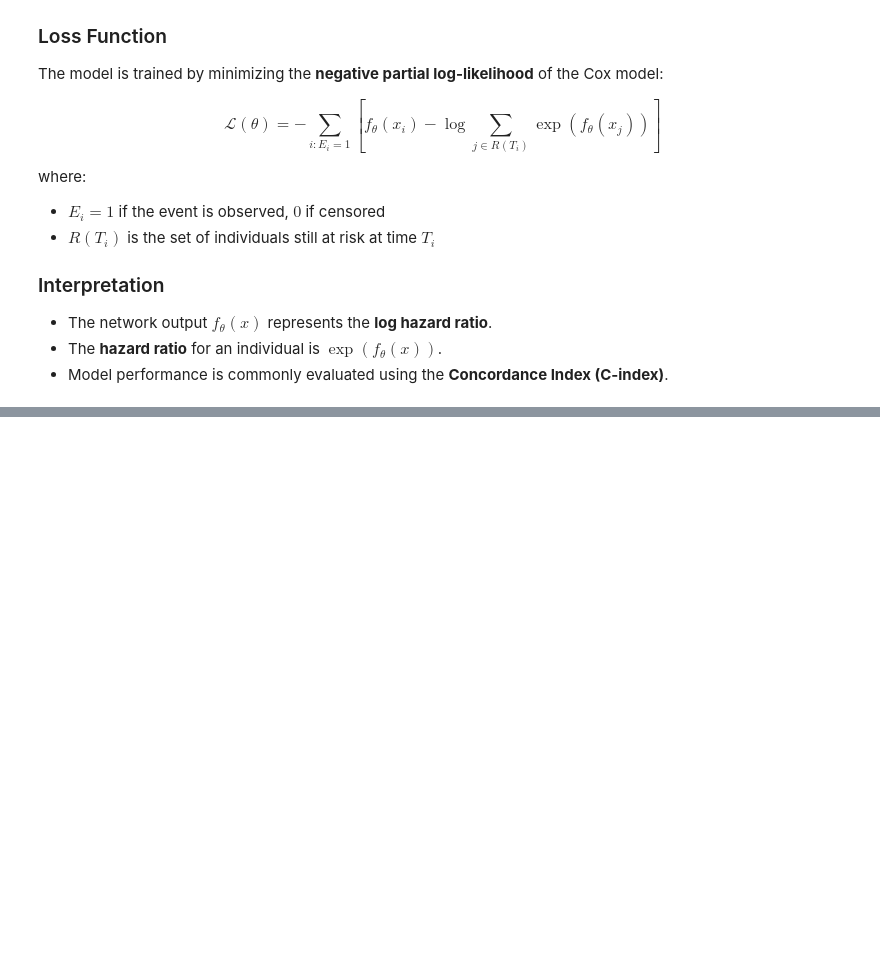
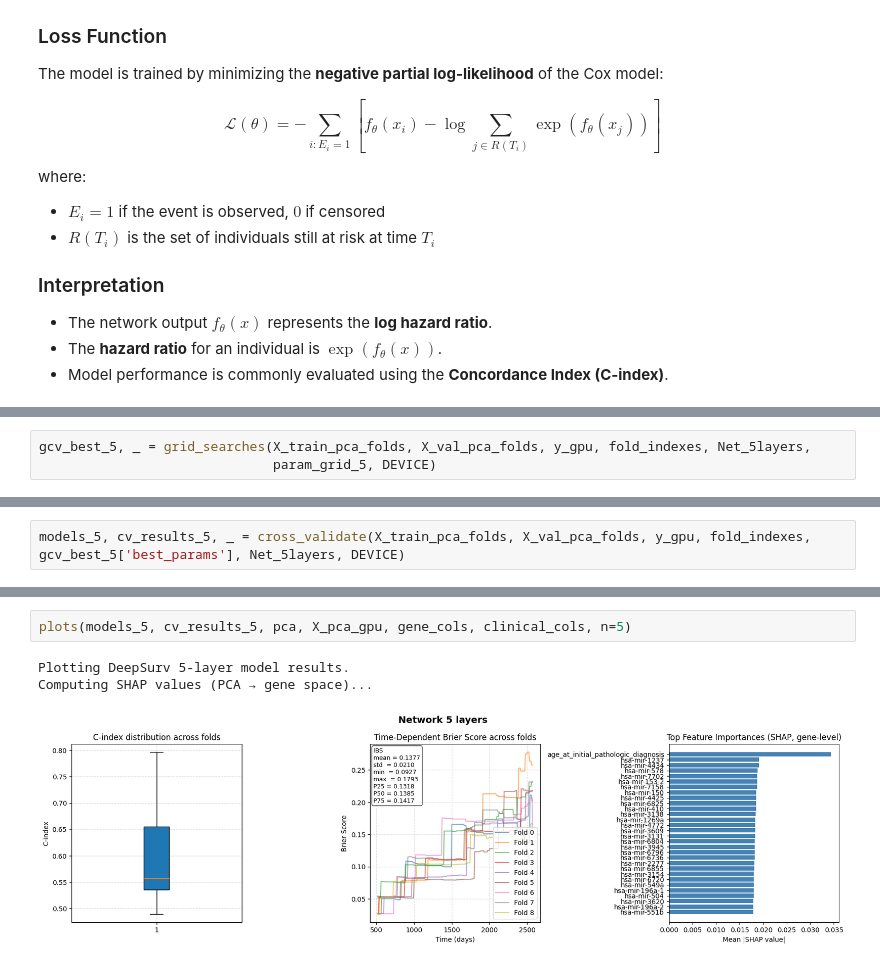
Before and after one commit to giorgiaBertacchini/miRNA_survival_analysis, a Jupyter notebook: notebooks/deepSurv.ipynb, the cells around one changed output, grey strips where cells are left out. Saved outputs shown, nothing was run; the diff lists cells and outputs as text; blank space fills up the shorter version.

```diff
--- a/notebooks/deepSurv.ipynb
+++ b/notebooks/deepSurv.ipynb
@@ -96,0 +484,3 @@ where:
+# %%
+gcv_best_5, _ = grid_searches(X_train_pca_folds, X_val_pca_folds, y_gpu, fold_indexes, Net_5layers,
+                              param_grid_5, DEVICE)
@@ -96,0 +611,2 @@ where:
+# %%
+models_5, cv_results_5, _ = cross_validate(X_train_pca_folds, X_val_pca_folds, y_gpu, fold_indexes, gcv_best_5['best_params'], Net_5layers, DEVICE)
@@ -96,0 +818,6 @@ where:
+# %%
+plots(models_5, cv_results_5, pca, X_pca_gpu, gene_cols, clinical_cols, n=5)
+# %% [output]
+Plotting DeepSurv 5-layer model results.
+Computing SHAP values (PCA → gene space)...
+[figure, added]
```
Also changed, not shown: parts of 49 cells of this notebook, 1 other file.
